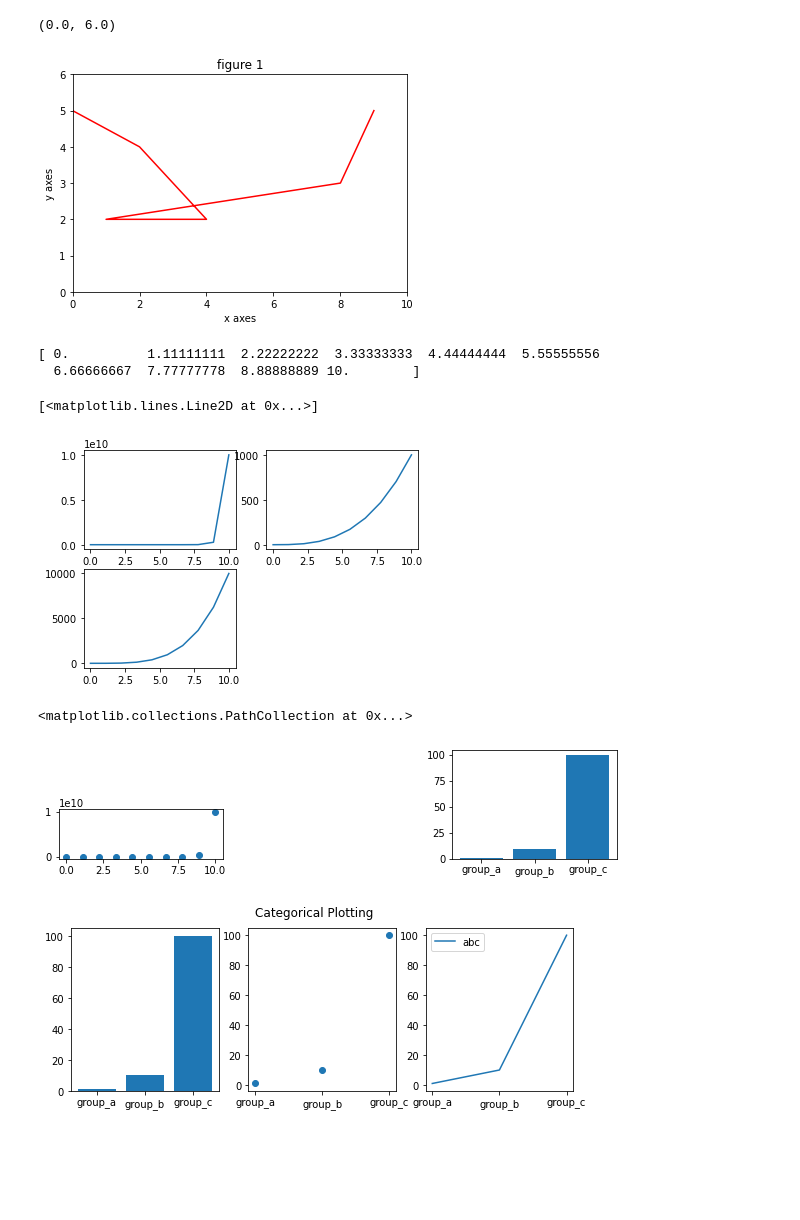
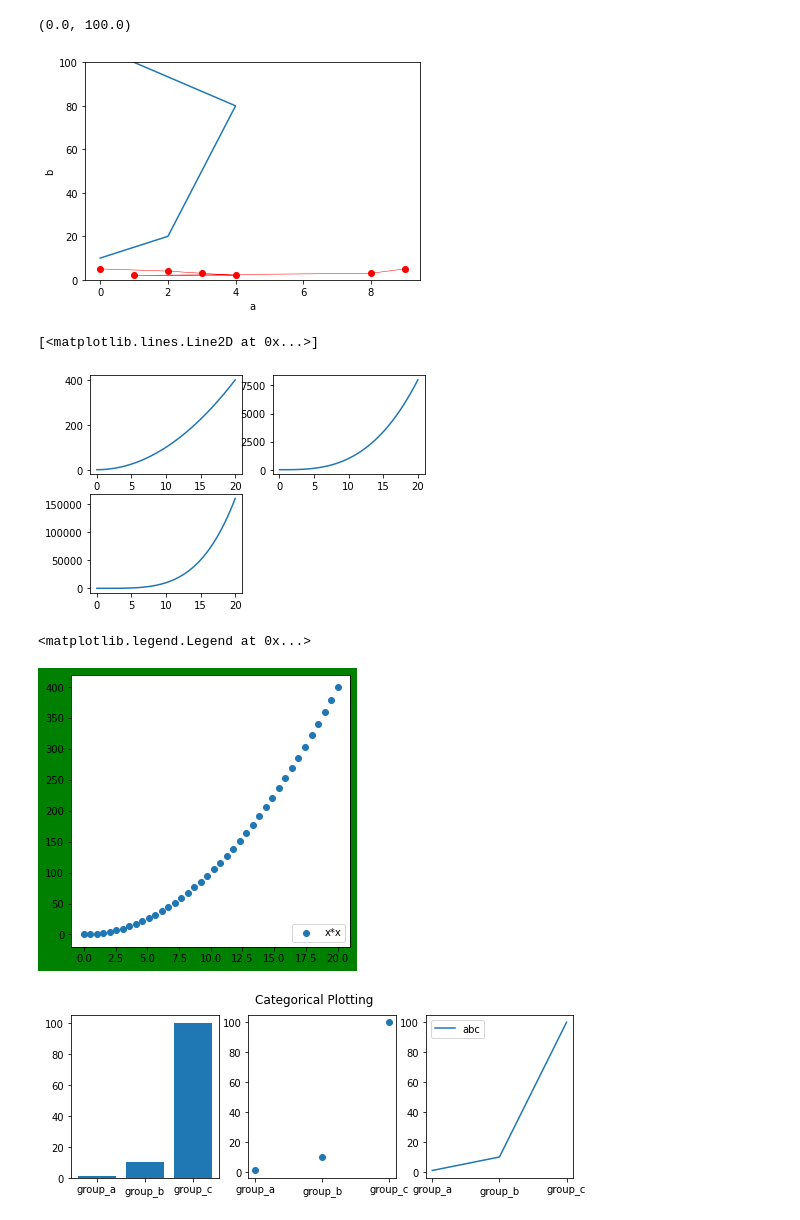
Before and after one commit to Aiant1/Data-Science-Tutorials-Students, a Jupyter notebook: data_visualization.ipynb, the cells around one changed output. Saved outputs shown, nothing was run; the diff lists cells and outputs as text; code cells hidden in the pictures; blank space fills up the shorter version.

```diff
--- a/data_visualization.ipynb
+++ b/data_visualization.ipynb
@@ -7,27 +7,37 @@ import numpy as np
 # %%
 #Basic plottting using plot function
 x1=np.array([0,2,3,4,1,8,9])
 
 y1=np.array([5,4,3,2,2,3,5])
+y2=np.array([10,20,50,80,100,500,400])
+plt.plot(x1,y1,color="r",linewidth=0.5,marker="o")
+plt.plot(x1,y2)
+# plt.title("abc")
+plt.xlabel("a")
+plt.ylabel("b")
+plt.ylim(0,100)
+plt.ylim(0,100)
+
+
+
 
 # plt.plot(x1,y1)
-# plt.title("fig")
+# plt.title("fig1")
 # plt.ylabel("y")
 # plt.xlabel("x")
 # plt.ylim(0,10)
 # plt.xlim(1,10)
 # %% [output]
-(0.0, 6.0)
+(0.0, 100.0)
-[figure, old version]
+[figure, new version]
 # %%
 #difference betweeb plot and subplot
-x=np.linspace(0,10,10)
-print (x)
-y1=x**x
+x=np.linspace(0,20,40)
+
+y1=x**2
 y2=x**3
 y3=x**4
-# plt.plot(x,y1)
-# plt.plot(x,y2)
+
 
 plt.subplot(2,2,1)
 plt.plot(x,y1)
@@ -38,23 +48,24 @@ plt.plot(x,y2)
 plt.subplot(2,2,3)
 plt.plot(x,y3)
 # %% [output]
-[ 0.          1.11111111  2.22222222  3.33333333  4.44444444  5.55555556
-  6.66666667  7.77777778  8.88888889 10.        ]
+[<matplotlib.lines.Line2D at 0x...>]
-[<matplotlib.lines.Line2D at 0x...>]
-[figure, old version]
+[figure, new version]
 # %%
 #bar/scatter plot
 names = ['group_a', 'group_b', 'group_c']
 values = [1, 10, 100]
 
-plt.figure(figsize=(10,2))
-plt.subplot(133)
-plt.bar(names,values)
-plt.subplot(234)
-plt.scatter(x,y1)
+plt.figure(figsize=(5,5),facecolor="green",edgecolor="r")
+# # plt.subplot(133)
+# plt.bar(names,values)
+# plt.subplot(234)
+plt.scatter(x,y1,label="x*x")
+# plt.scatter(x,y2,label="x*3")
+
+plt.legend(loc=4)
 # %% [output]
-<matplotlib.collections.PathCollection at 0x...>
+<matplotlib.legend.Legend at 0x...>
-[figure, old version]
+[figure, new version]
 # %%
 #more subplots
 names = ['group_a', 'group_b', 'group_c']
```
Also changed, not shown: parts of 4 cells of this notebook.
